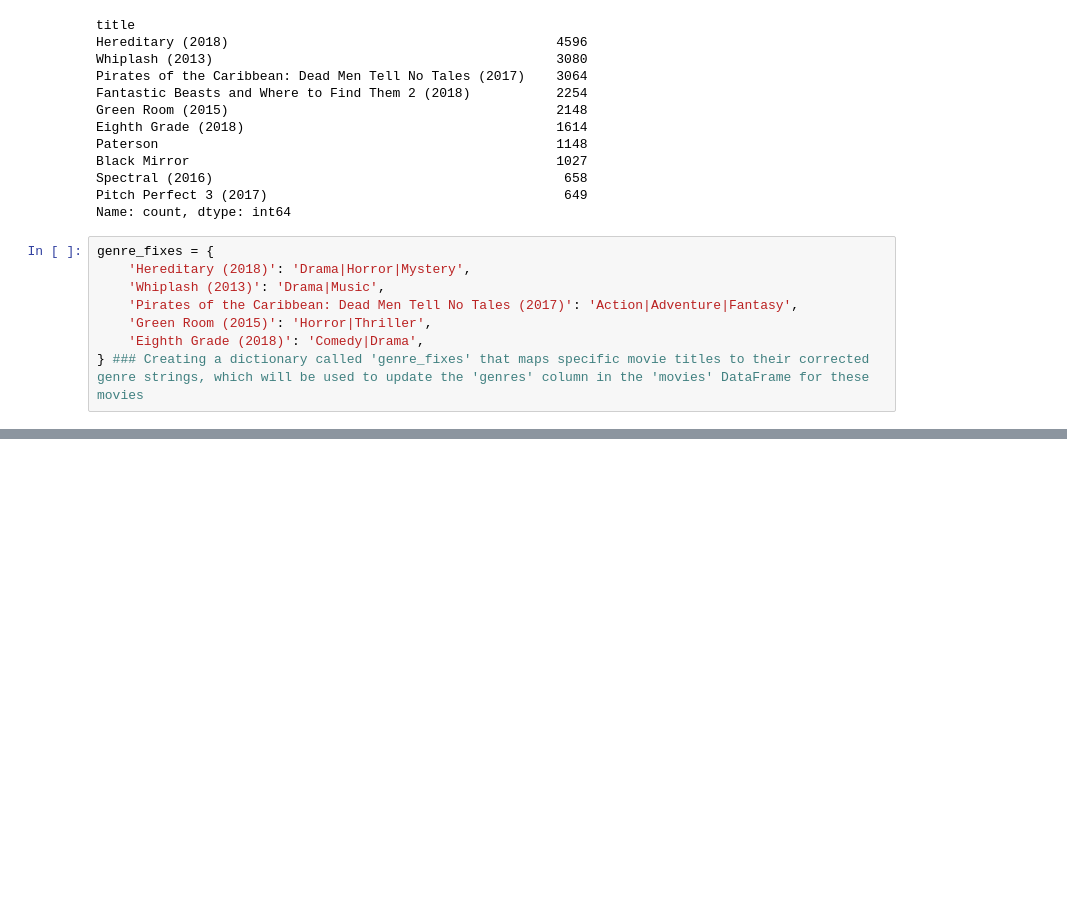
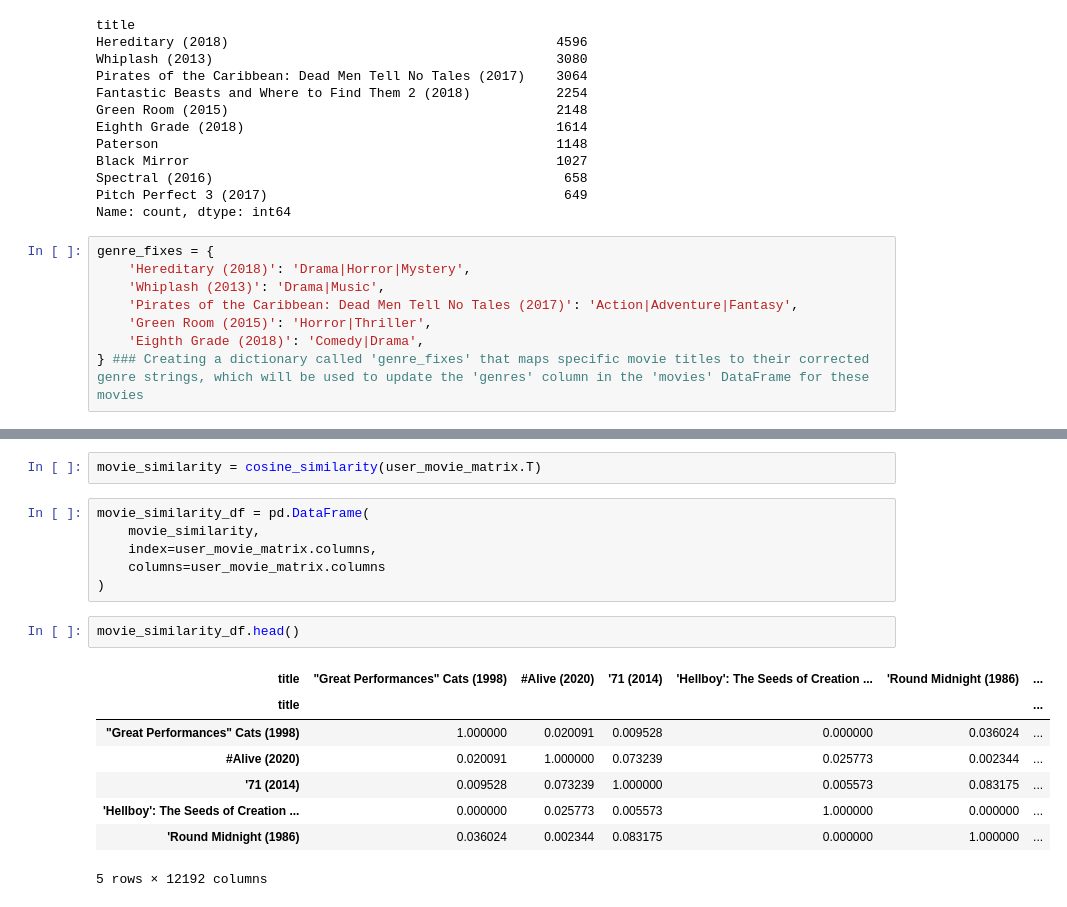
Before and after one commit to haaaaan4/movie-recommendation-system, a Jupyter notebook: movie.ipynb, the cells around one changed output, grey strips where cells are left out. Cells and saved outputs as stored; diff of their text form; blank space fills up the shorter version.

```diff
--- a/movie.ipynb
+++ b/movie.ipynb
@@ -364,0 +564,19 @@ genre_df.head() ### Displaying the first few rows of the 'genre_df' DataFrame to
+# %%
+movie_similarity = cosine_similarity(user_movie_matrix.T)
+# %%
+movie_similarity_df = pd.DataFrame(
+    movie_similarity,
+    index=user_movie_matrix.columns,
+    columns=user_movie_matrix.columns
+)
+# %%
+movie_similarity_df.head()
+# %% [output]
+| title | "Great Performances" Cats (1998) | #Alive (2020) | '71 (2014) | 'Hellboy': The Seeds of Creation ... | 'Round Midnight (1986) | ... |
+| title |  |  |  |  |  | ... |
+| "Great Performances" Cats (1998) | 1.000000 | 0.020091 | 0.009528 | 0.000000 | 0.036024 | ... |
+| #Alive (2020) | 0.020091 | 1.000000 | 0.073239 | 0.025773 | 0.002344 | ... |
+| '71 (2014) | 0.009528 | 0.073239 | 1.000000 | 0.005573 | 0.083175 | ... |
+| 'Hellboy': The Seeds of Creation ... | 0.000000 | 0.025773 | 0.005573 | 1.000000 | 0.000000 | ... |
+| 'Round Midnight (1986) | 0.036024 | 0.002344 | 0.083175 | 0.000000 | 1.000000 | ... |
+5 rows × 12192 columns
```
Also changed, not shown: parts of 103 cells of this notebook, 6 other files.
